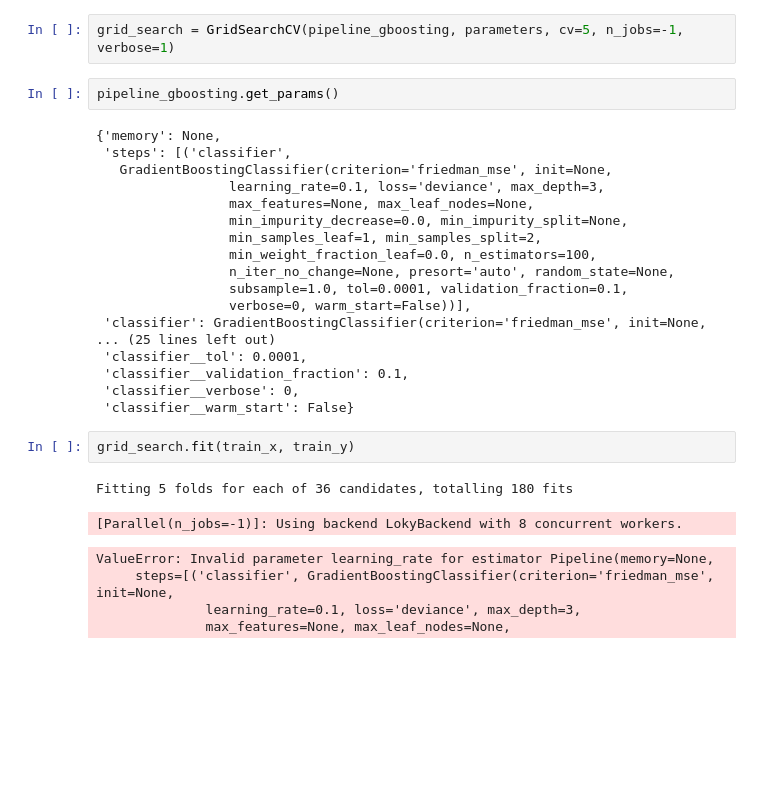
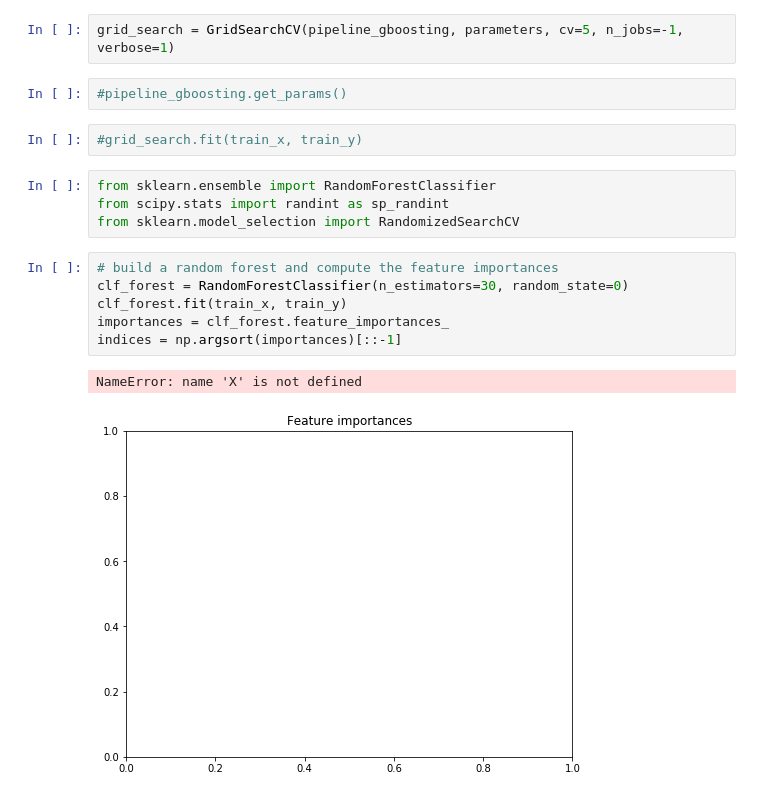
Before and after one commit to MarcBickel/Lauzhack_project, a Jupyter notebook: jupy_raf.ipynb, the cells around one changed output. Cells and saved outputs as stored; diff of their text form; blank space fills up the shorter version.

```diff
--- a/jupy_raf.ipynb
+++ b/jupy_raf.ipynb
@@ -261,32 +280,20 @@ parameters = {
 }
 # %%
 grid_search = GridSearchCV(pipeline_gboosting, parameters, cv=5, n_jobs=-1, verbose=1)
-# %%
-pipeline_gboosting.get_params()
-# %% [output]
-{'memory': None,
- 'steps': [('classifier',
-   GradientBoostingClassifier(criterion='friedman_mse', init=None,
-                 learning_rate=0.1, loss='deviance', max_depth=3,
-                 max_features=None, max_leaf_nodes=None,
-                 min_impurity_decrease=0.0, min_impurity_split=None,
-                 min_samples_leaf=1, min_samples_split=2,
-                 min_weight_fraction_leaf=0.0, n_estimators=100,
-                 n_iter_no_change=None, presort='auto', random_state=None,
-                 subsample=1.0, tol=0.0001, validation_fraction=0.1,
-                 verbose=0, warm_start=False))],
- 'classifier': GradientBoostingClassifier(criterion='friedman_mse', init=None,
-... (25 lines left out)
- 'classifier__tol': 0.0001,
- 'classifier__validation_fraction': 0.1,
- 'classifier__verbose': 0,
- 'classifier__warm_start': False}
+# %%
+#pipeline_gboosting.get_params()
 # %%
-grid_search.fit(train_x, train_y)
+#grid_search.fit(train_x, train_y)
-# %% [output]
-Fitting 5 folds for each of 36 candidates, totalling 180 fits
-[Parallel(n_jobs=-1)]: Using backend LokyBackend with 8 concurrent workers.
-ValueError: Invalid parameter learning_rate for estimator Pipeline(memory=None,
-     steps=[('classifier', GradientBoostingClassifier(criterion='friedman_mse', init=None,
-              learning_rate=0.1, loss='deviance', max_depth=3,
-              max_features=None, max_leaf_nodes=None,
+# %%
+from sklearn.ensemble import RandomForestClassifier
+from scipy.stats import randint as sp_randint
+from sklearn.model_selection import RandomizedSearchCV
+# %%
+# build a random forest and compute the feature importances
+clf_forest = RandomForestClassifier(n_estimators=30, random_state=0)
+clf_forest.fit(train_x, train_y)
+importances = clf_forest.feature_importances_
+indices = np.argsort(importances)[::-1]
+# %% [output]
+NameError: name 'X' is not defined
+[figure, added]
```
Also changed, not shown: parts of 37 cells of this notebook.
